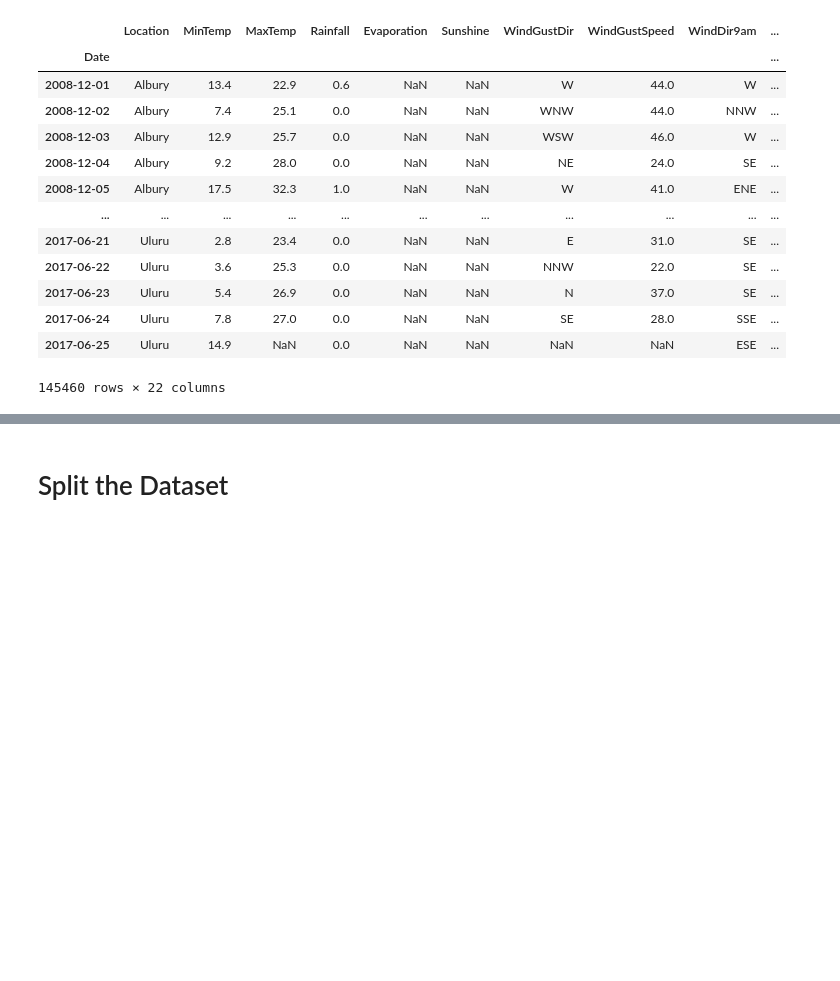
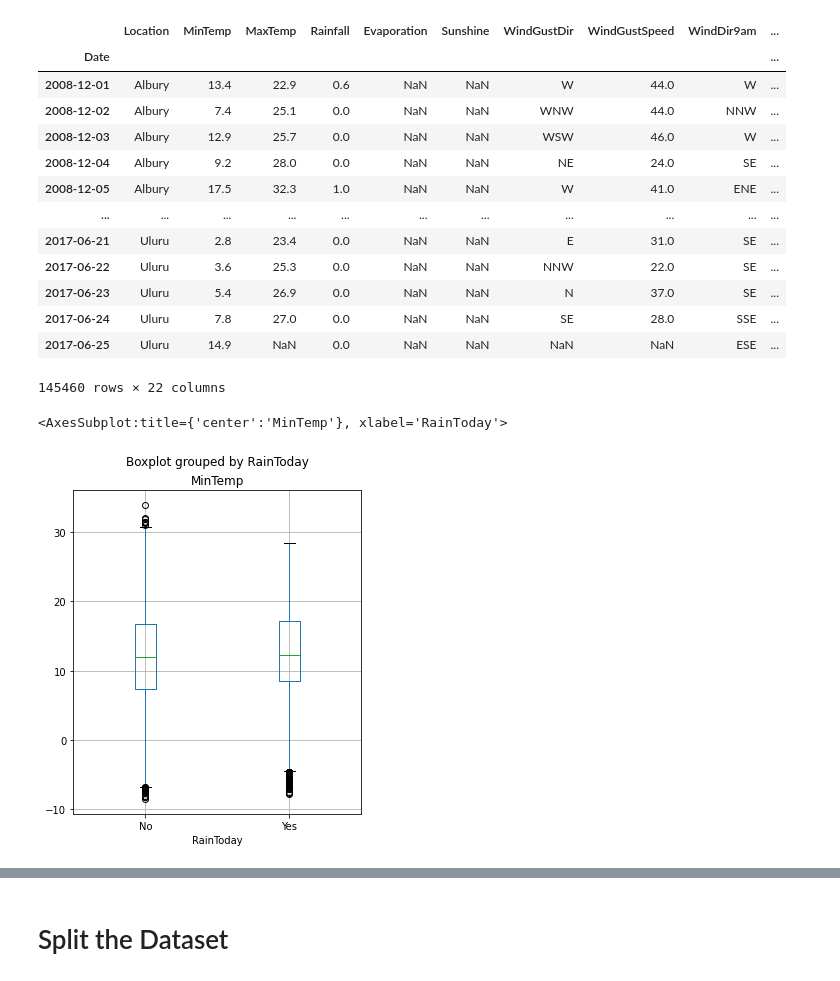
Before and after one commit to sandamaligeethika/ML_Assignment2_IT19120058_IT19120294_IT19147956, a Jupyter notebook: Assignment2.ipynb, the cells around one changed output, grey strips where cells are left out. Cells and saved outputs as stored; diff of their text form; code cells hidden in the pictures; blank space fills up the shorter version.

```diff
--- a/Assignment2.ipynb
+++ b/Assignment2.ipynb
@@ -111,3 +112,8 @@ dataset
 | 2017-06-24 | Uluru | 7.8 | 27.0 | 0.0 | NaN | NaN | SE | 28.0 | SSE | ... |
 | 2017-06-25 | Uluru | 14.9 | NaN | 0.0 | NaN | NaN | NaN | NaN | ESE | ... |
 145460 rows × 22 columns
+# %%
+dataset.boxplot(column='MinTemp', by='RainToday', figsize=(5,6))
+# %% [output]
+<AxesSubplot:title={'center':'MinTemp'}, xlabel='RainToday'>
+[figure, added]
```
Also changed, not shown: parts of 5 cells of this notebook.
